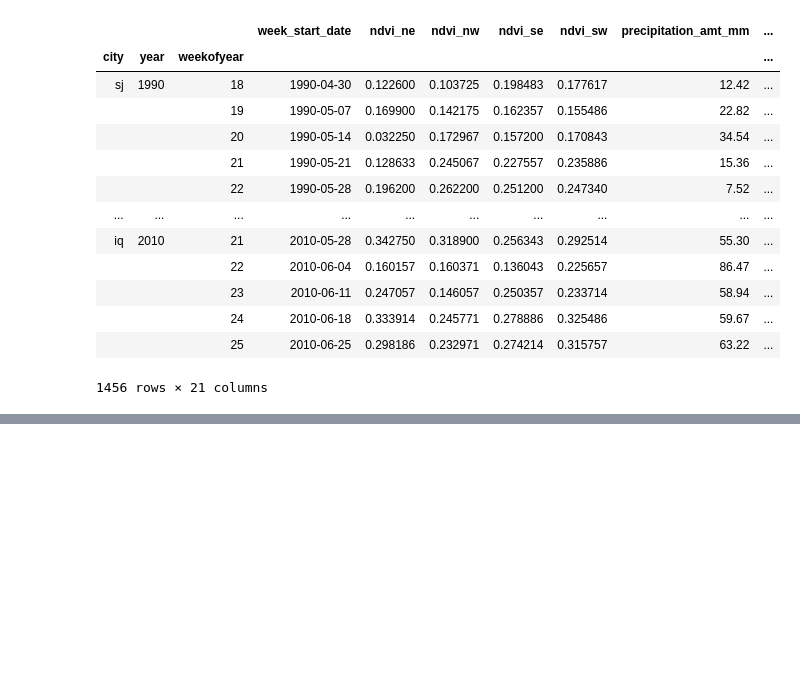
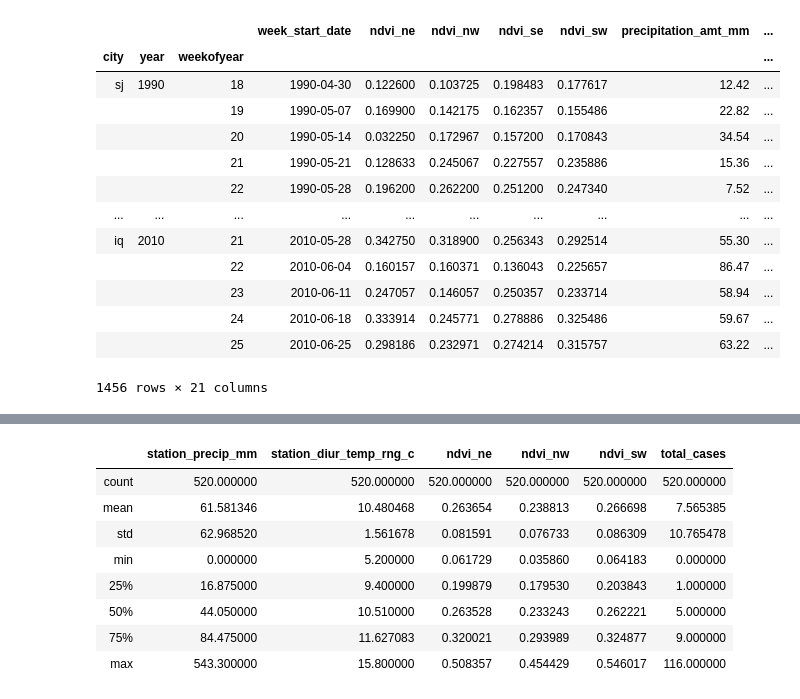
Before and after one commit to DAndresSanchez/Predicting_Dengue_Spread, a Jupyter notebook: DengAI.ipynb, the cells around one changed output, grey strips where cells are left out. Drawn from its saved outputs; the diff is of its cells as text; code cells hidden in the pictures; blank space fills up the shorter version.

```diff
--- a/DengAI.ipynb
+++ b/DengAI.ipynb
@@ -377,0 +340,12 @@ df
+# %%
+df_iq.describe()
+# %% [output]
+|  | station_precip_mm | station_diur_temp_rng_c | ndvi_ne | ndvi_nw | ndvi_sw | total_cases |
+| count | 520.000000 | 520.000000 | 520.000000 | 520.000000 | 520.000000 | 520.000000 |
+| mean | 61.581346 | 10.480468 | 0.263654 | 0.238813 | 0.266698 | 7.565385 |
+| std | 62.968520 | 1.561678 | 0.081591 | 0.076733 | 0.086309 | 10.765478 |
+| min | 0.000000 | 5.200000 | 0.061729 | 0.035860 | 0.064183 | 0.000000 |
+| 25% | 16.875000 | 9.400000 | 0.199879 | 0.179530 | 0.203843 | 1.000000 |
+| 50% | 44.050000 | 10.510000 | 0.263528 | 0.233243 | 0.262221 | 5.000000 |
+| 75% | 84.475000 | 11.627083 | 0.320021 | 0.293989 | 0.324877 | 9.000000 |
+| max | 543.300000 | 15.800000 | 0.508357 | 0.454429 | 0.546017 | 116.000000 |
```
Also changed, not shown: parts of 11 cells of this notebook.
